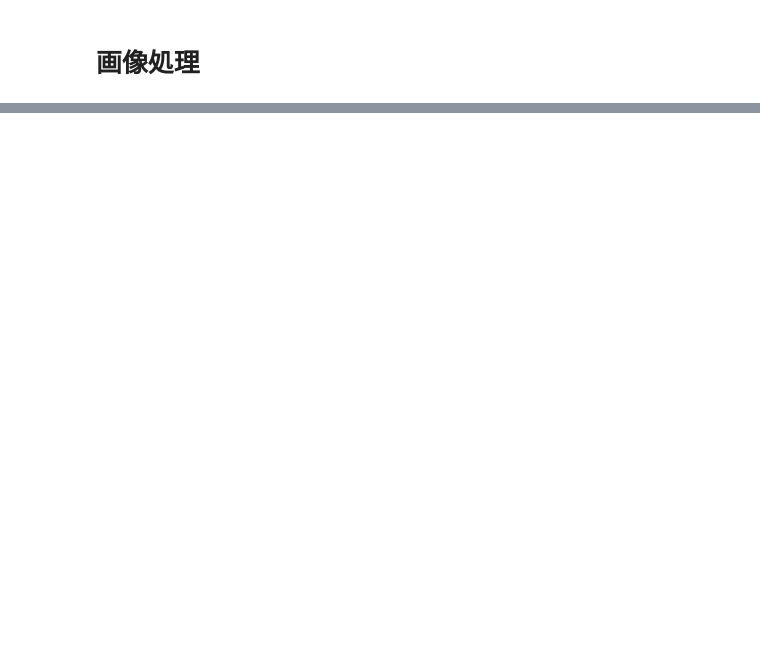
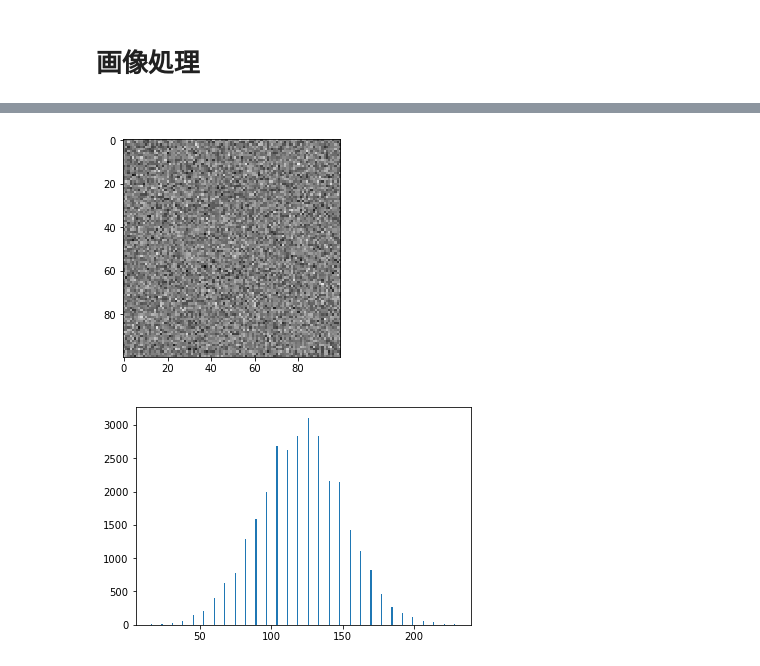
Before and after one commit to naka-tomo/practice_python, a Jupyter notebook: 6_opencv.ipynb, the cells around one changed output, grey strips where cells are left out. Saved outputs shown, nothing was run; the diff lists cells and outputs as text; code cells hidden in the pictures; blank space fills up the shorter version.

```diff
--- a/6_opencv.ipynb
+++ b/6_opencv.ipynb
@@ -51,0 +101,18 @@ plt.show()
+# %%
+# グレー画像のヒストグラムを計算しなさい
+import cv2
+import matplotlib.pyplot as plt
+import numpy as np
+
+img = cv2.imread("test2.bmp")
+
+plt.imshow(img)
+
+hist, bins = np.histogram( img, 30  )
+
+plt.figure()
+plt.bar( bins[:-1], hist )
+plt.show()
+# %% [output]
+[figure, added]
+[figure, added]
```
Also changed, not shown: parts of 8 cells of this notebook, 3 other files.
